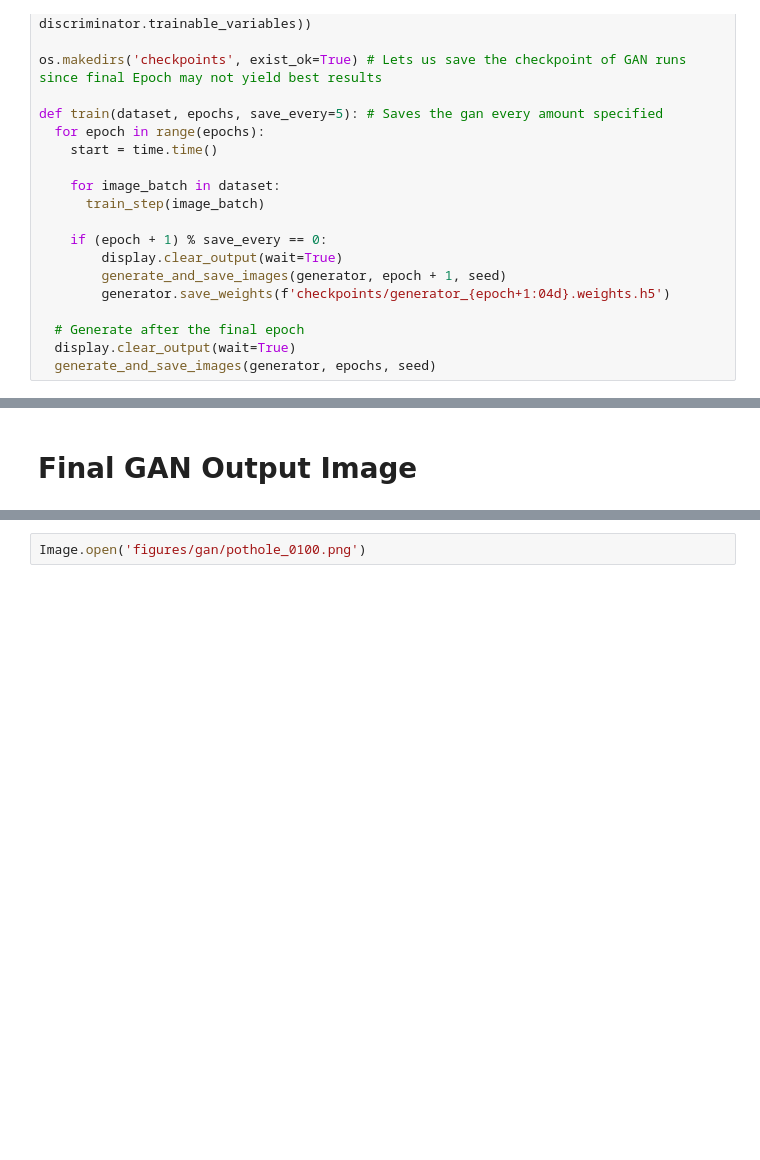
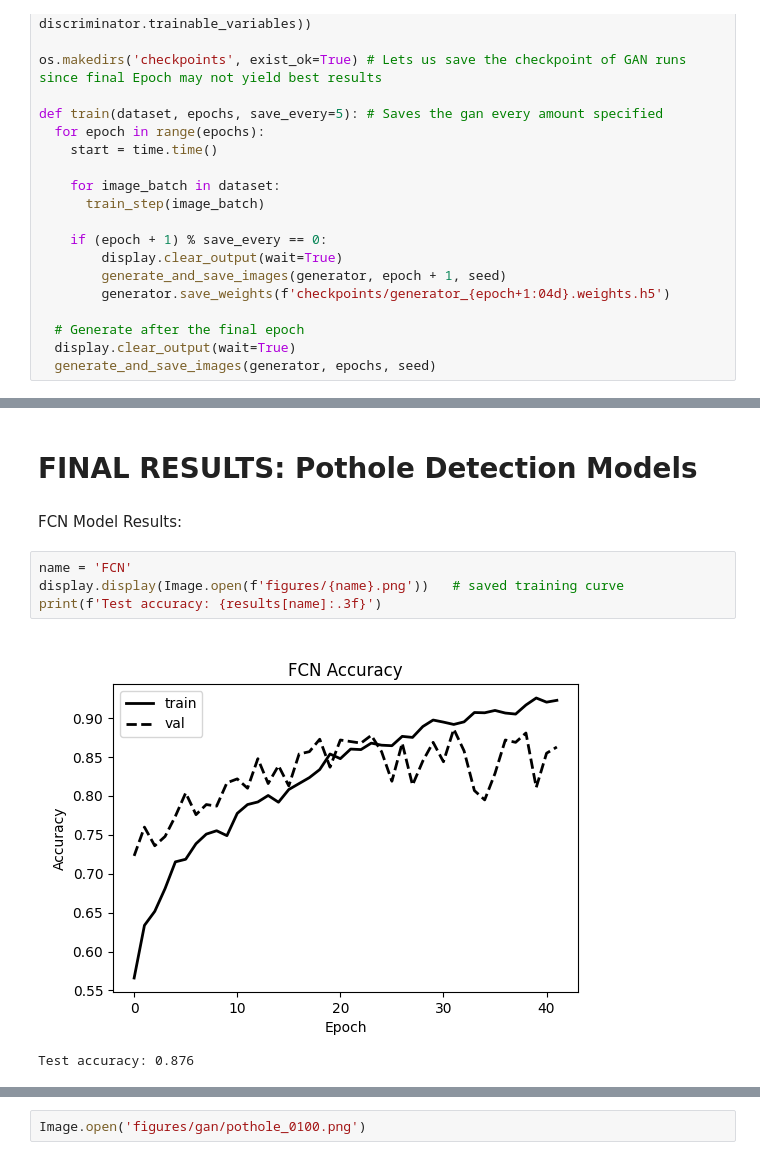
Before and after one commit to hnkessler/pothole-detection, a Jupyter notebook: Henry_Kessler_pothole_detection.ipynb, the cells around one changed output, grey strips where cells are left out. Drawn from its saved outputs; the diff is of its cells as text; blank space fills up the shorter version.

Commit message:
Update colab notebook based on results section

```diff
--- a/Henry_Kessler_pothole_detection.ipynb
+++ b/Henry_Kessler_pothole_detection.ipynb
@@ -700,2 +624,11 @@ train(train_dataset, num_epochs, save_every = 10)
-# %% [markdown]
-# Final GAN Output Image
+# %% [markdown]
+# FINAL RESULTS: Pothole Detection Models
+# %% [markdown]
+FCN Model Results:
+# %%
+name = 'FCN'
+display.display(Image.open(f'figures/{name}.png'))   # saved training curve
+print(f'Test accuracy: {results[name]:.3f}')
+# %% [output]
+[figure, added]
+Test accuracy: 0.876
```
Also changed, not shown: parts of 11 cells of this notebook.
